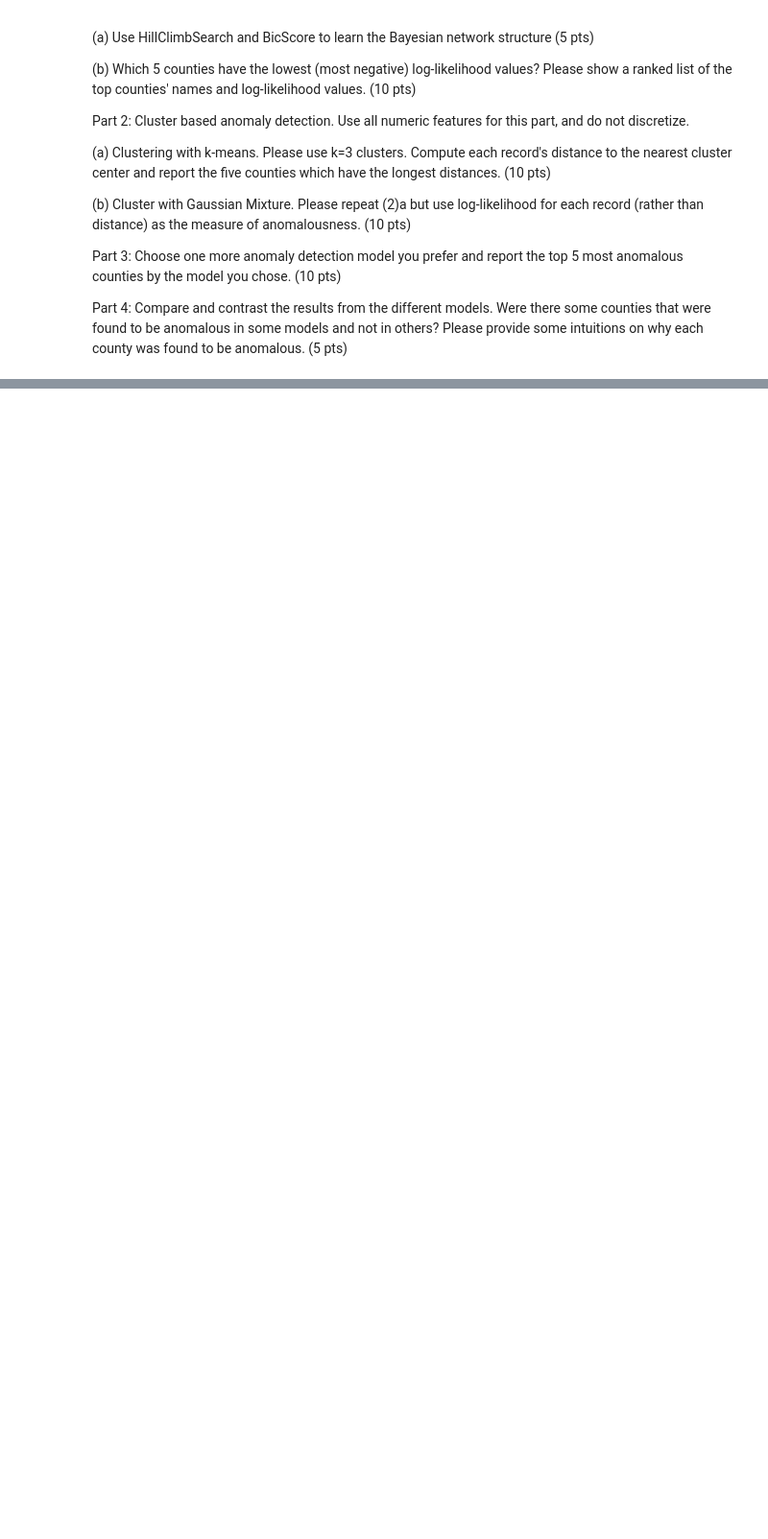
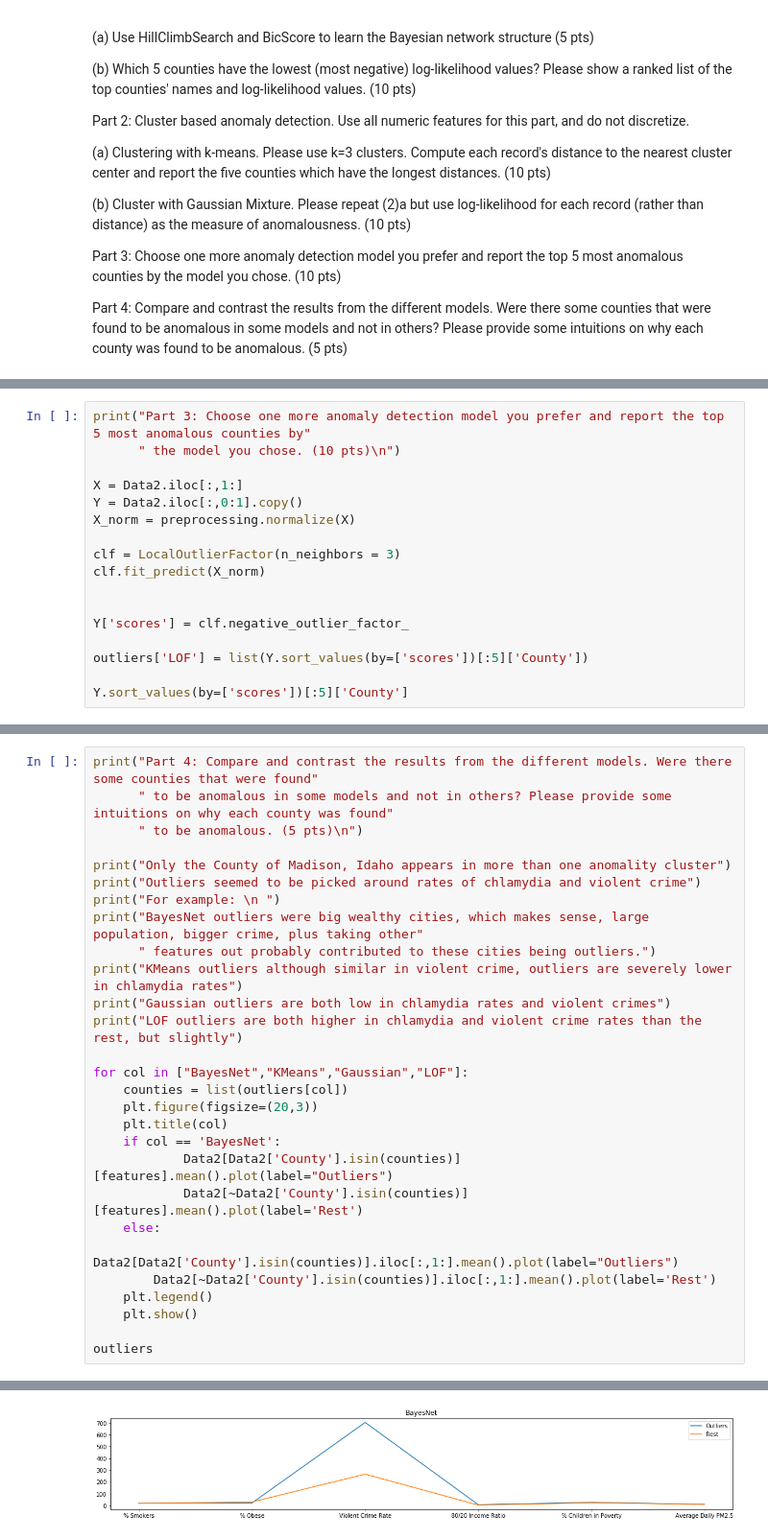
Before and after one commit to lobodemonte/machine-learning-for-cities, a Jupyter notebook: homework/HW4/HW4AnomalyDetectionBaysianNet.ipynb, the cells around one changed output, grey strips where cells are left out. Shown at 96% size. Saved outputs shown, nothing was run; the diff lists cells and outputs as text; blank space fills up the shorter version.

```diff
--- a/homework/HW4/HW4AnomalyDetectionBaysianNet.ipynb
+++ b/homework/HW4/HW4AnomalyDetectionBaysianNet.ipynb
@@ -86,0 +353,17 @@ Data2.head()
+# %%
+print("Part 3: Choose one more anomaly detection model you prefer and report the top 5 most anomalous counties by"
+      " the model you chose. (10 pts)\n")
+
+X = Data2.iloc[:,1:]
+Y = Data2.iloc[:,0:1].copy()
+X_norm = preprocessing.normalize(X)
+
+clf = LocalOutlierFactor(n_neighbors = 3)
+clf.fit_predict(X_norm)
+
+
+Y['scores'] = clf.negative_outlier_factor_
+
+outliers['LOF'] = list(Y.sort_values(by=['scores'])[:5]['County'])
+
+Y.sort_values(by=['scores'])[:5]['County']
@@ -86,0 +378,29 @@ Data2.head()
+# %%
+print("Part 4: Compare and contrast the results from the different models. Were there some counties that were found"
+      " to be anomalous in some models and not in others? Please provide some intuitions on why each county was found"
+      " to be anomalous. (5 pts)\n")
+
+print("Only the County of Madison, Idaho appears in more than one anomality cluster")
+print("Outliers seemed to be picked around rates of chlamydia and violent crime")
+print("For example: \n ")
+print("BayesNet outliers were big wealthy cities, which makes sense, large population, bigger crime, plus taking other"
+      " features out probably contributed to these cities being outliers.")
+print("KMeans outliers although similar in violent crime, outliers are severely lower in chlamydia rates")
+print("Gaussian outliers are both low in chlamydia rates and violent crimes")
+print("LOF outliers are both higher in chlamydia and violent crime rates than the rest, but slightly")
+
+for col in ["BayesNet","KMeans","Gaussian","LOF"]:
+    counties = list(outliers[col])
+    plt.figure(figsize=(20,3))
+    plt.title(col)
+    if col == 'BayesNet':
+            Data2[Data2['County'].isin(counties)][features].mean().plot(label="Outliers")
+            Data2[~Data2['County'].isin(counties)][features].mean().plot(label='Rest')
+    else:
+        Data2[Data2['County'].isin(counties)].iloc[:,1:].mean().plot(label="Outliers")
+        Data2[~Data2['County'].isin(counties)].iloc[:,1:].mean().plot(label='Rest')
+    plt.legend()
+    plt.show()
+
+outliers
+# %% [output]
@@ -86,0 +417 @@ Data2.head()
+[figure, added]
```
Also changed, not shown: parts of 22 cells of this notebook.
